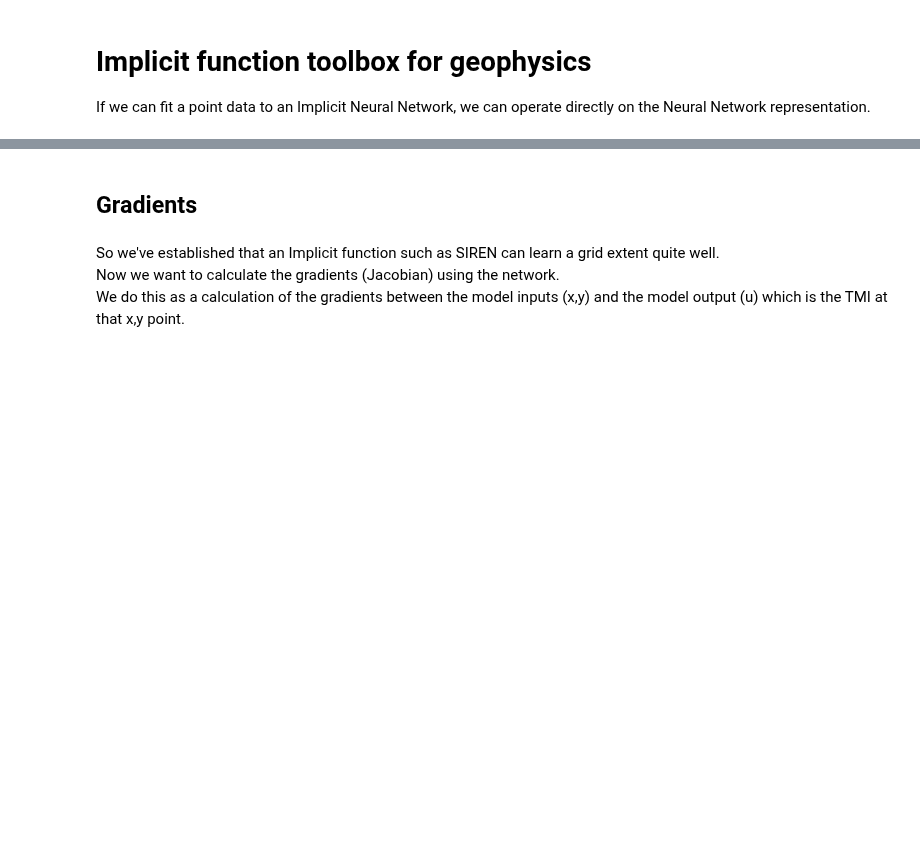
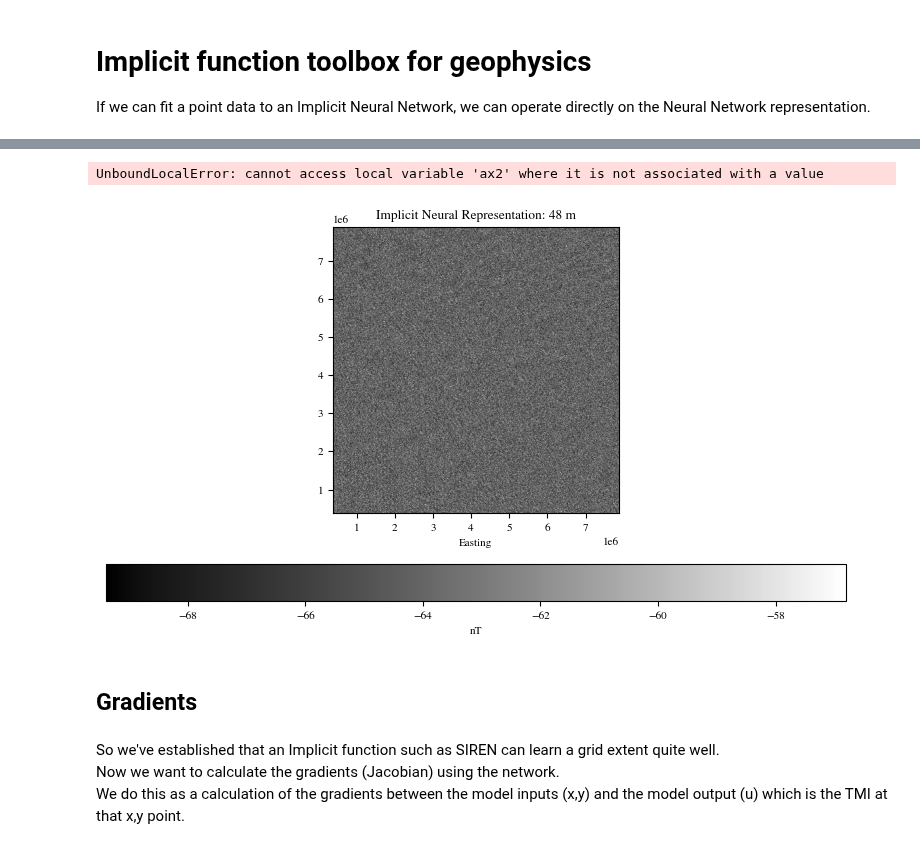
Before and after one commit to LSgeo/ImplicitGeo, a Jupyter notebook: GeoINR3D.ipynb, the cells around one changed output, grey strips where cells are left out. Drawn from its saved outputs; the diff is of its cells as text; code cells hidden in the pictures; blank space fills up the shorter version.

```diff
--- a/GeoINR3D.ipynb
+++ b/GeoINR3D.ipynb
@@ -117,8 +140,8 @@ fig.savefig(f"figures/{shortname}_sample_locs")
 # %%
 train_opts = dict(
-    total_epochs=10000,  # 00,
+    total_epochs=5000,  # 00,
     batch_size=1024_000,  # 2_048_000,  # 1M for 12 GB
-    initial_lr=8e-5,
+    initial_lr=1e-4,
     scheduler="oclr",
     nonlinearity="sinusoidal",
     hidden_layers=8,
@@ -197,14 +227,18 @@ plt.savefig("figures/loss_plot")
+# %%
+with rasterio.open(gtt_path) as src:
+    gtt = src.read(1)
+    gtt_extent = src.bounds
 # %%
 normalise_fn = dataset.normalise
 unnormalise_fn = dataset.unnormalise
 
 b = gtt_extent
-shape = (gtt.shape[1], gtt.shape[0], 3)
+# shape = (gtt.shape[1], gtt.shape[0], 3)
 # shape = (500, 500, 5)
-# shape = (461, 438, 5)
-# altitude = 40  # dataset.ncd.variables["altitude"][:].mean()
-# z_mod = normalise_fn(altitude, "up")
-# altitude = unnormalise_fn(z_mod, "up")
+shape = (461, 438, 5)
+altitude = 40  # dataset.ncd.variables["altitude"][:].mean()
+z_mod = normalise_fn(altitude, "up")
+#altitude = unnormalise_fn(z_mod, "up")
 
 extent = [
     unnormalise_fn(dataset.extent[0], "e"),
@@ -232,24 +266,27 @@ std = u[1].std()
 # %%
 for i, z_slice in enumerate(u.transpose(2, 0, 1)):  # Iter through *zxy* slices
     altitude = unnormalise_fn(z_vec[i], "up")
     # print(altitude)
     fig = plt_inr(
         z_slice,
         extent=gtt_extent,
         suffix=f": {int(altitude)} m",
         ax_args=ax_args,
         # _vmax=std,
         # _vmin=-std,
         # gt_grid=rio.open("/home/luke/ImplicitGeo/data/Ch3/wolfcreek_mag_microLevelled_bidir_30m.ers").read()[0,:,:], #,ref_grid,
-        gt_grid=gtt,
+        # gt_grid=gtt,
         cropping=(1, shape[1]),
         residual=True,
         figsize=(e_size("full"), e_size(110)),
         # dpi=1000,
     )
     plt.show()
 
     fig.savefig(fig_out / f"{shortname}_grid_comparison_{int(altitude)}m.png")
+# %% [output]
+UnboundLocalError: cannot access local variable 'ax2' where it is not associated with a value
+[figure, added]
 # %%
 # fig = plt_kwargs(
 #     None, #"Grid comparison",
```
Also changed, not shown: parts of 8 cells of this notebook, 1 other file.
